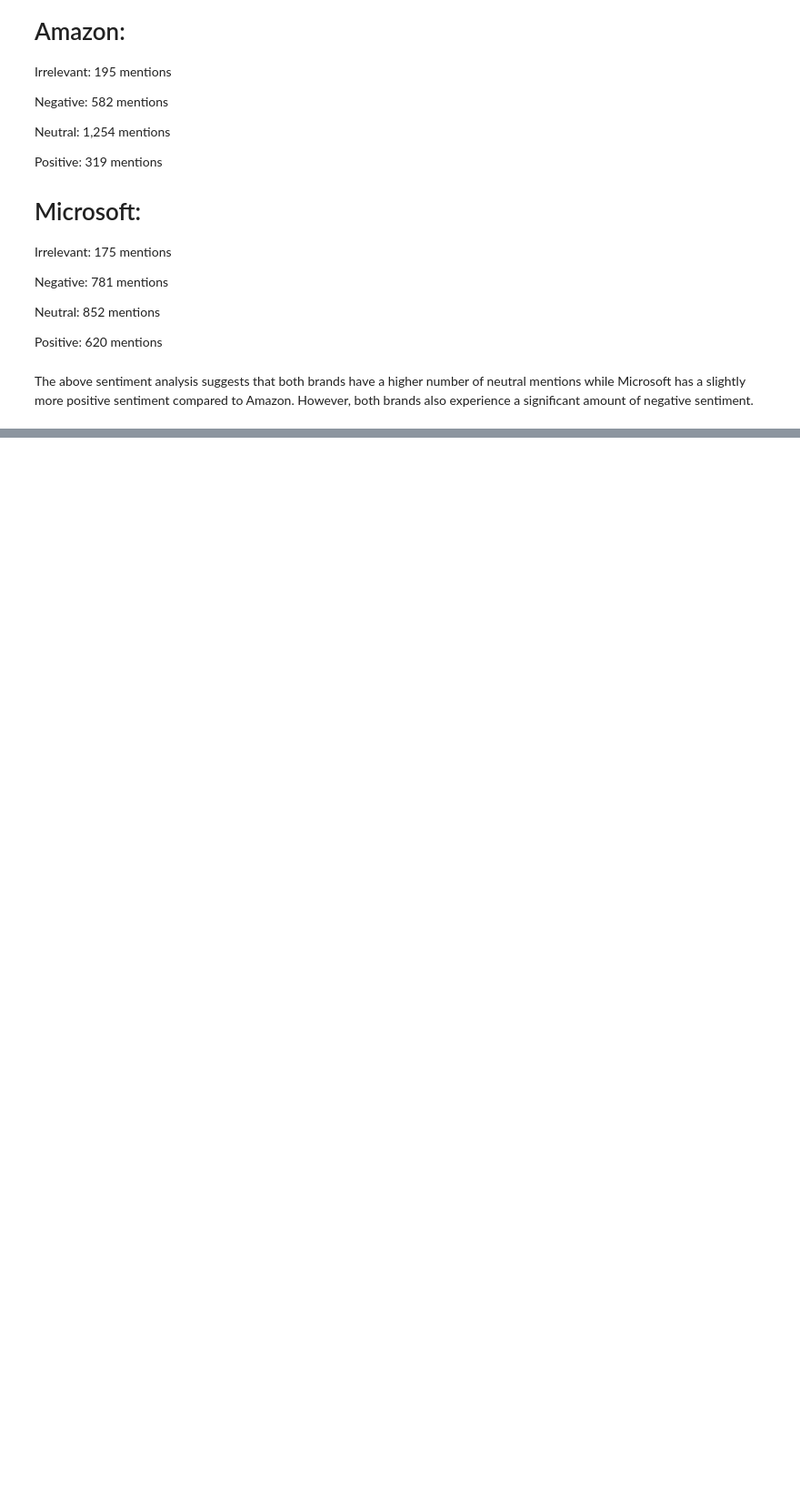
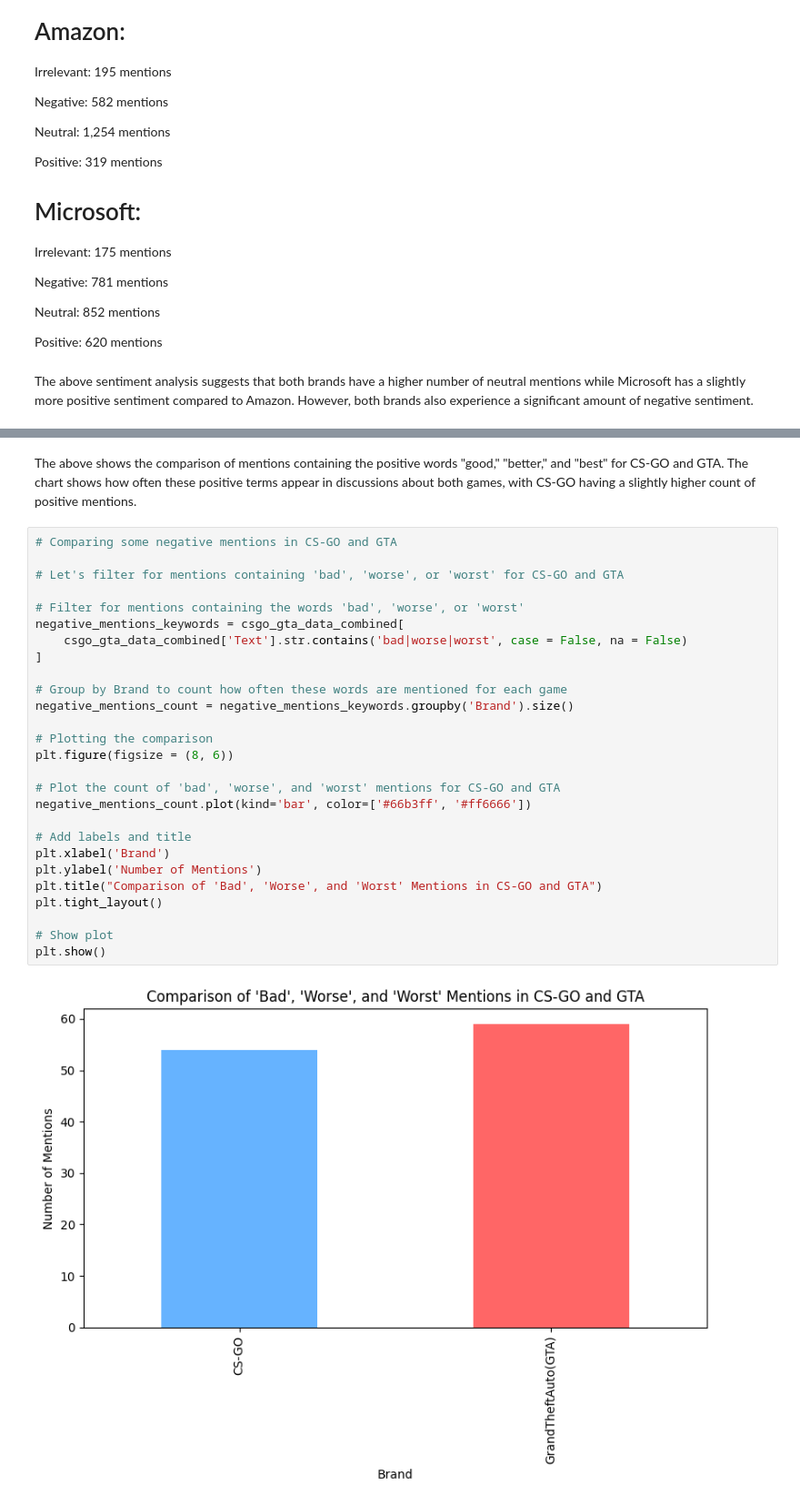
Before and after one commit to Ethan-97/PRODIGY_DS_04, a Jupyter notebook: Task4.ipynb, the cells around one changed output, grey strips where cells are left out. Shown at 91% size. Cells and saved outputs as stored; diff of their text form; blank space fills up the shorter version.

```diff
--- a/Task4.ipynb
+++ b/Task4.ipynb
@@ -164,0 +263,31 @@ plt.show()
+# %% [markdown]
+The above shows the comparison of mentions containing the positive words "good," "better," and "best" for CS-GO and GTA. The chart shows how often these positive terms appear in discussions about both games, with CS-GO having a slightly higher count of positive mentions.
+# %%
+# Comparing some negative mentions in CS-GO and GTA
+
+# Let's filter for mentions containing 'bad', 'worse', or 'worst' for CS-GO and GTA
+
+# Filter for mentions containing the words 'bad', 'worse', or 'worst'
+negative_mentions_keywords = csgo_gta_data_combined[
+    csgo_gta_data_combined['Text'].str.contains('bad|worse|worst', case = False, na = False)
+]
+
+# Group by Brand to count how often these words are mentioned for each game
+negative_mentions_count = negative_mentions_keywords.groupby('Brand').size()
+
+# Plotting the comparison
+plt.figure(figsize = (8, 6))
+
+# Plot the count of 'bad', 'worse', and 'worst' mentions for CS-GO and GTA
+negative_mentions_count.plot(kind='bar', color=['#66b3ff', '#ff6666'])
+
+# Add labels and title
+plt.xlabel('Brand')
+plt.ylabel('Number of Mentions')
+plt.title("Comparison of 'Bad', 'Worse', and 'Worst' Mentions in CS-GO and GTA")
+plt.tight_layout()
+
+# Show plot
+plt.show()
+# %% [output]
+[figure, added]
```
Also changed, not shown: parts of 9 cells of this notebook.
